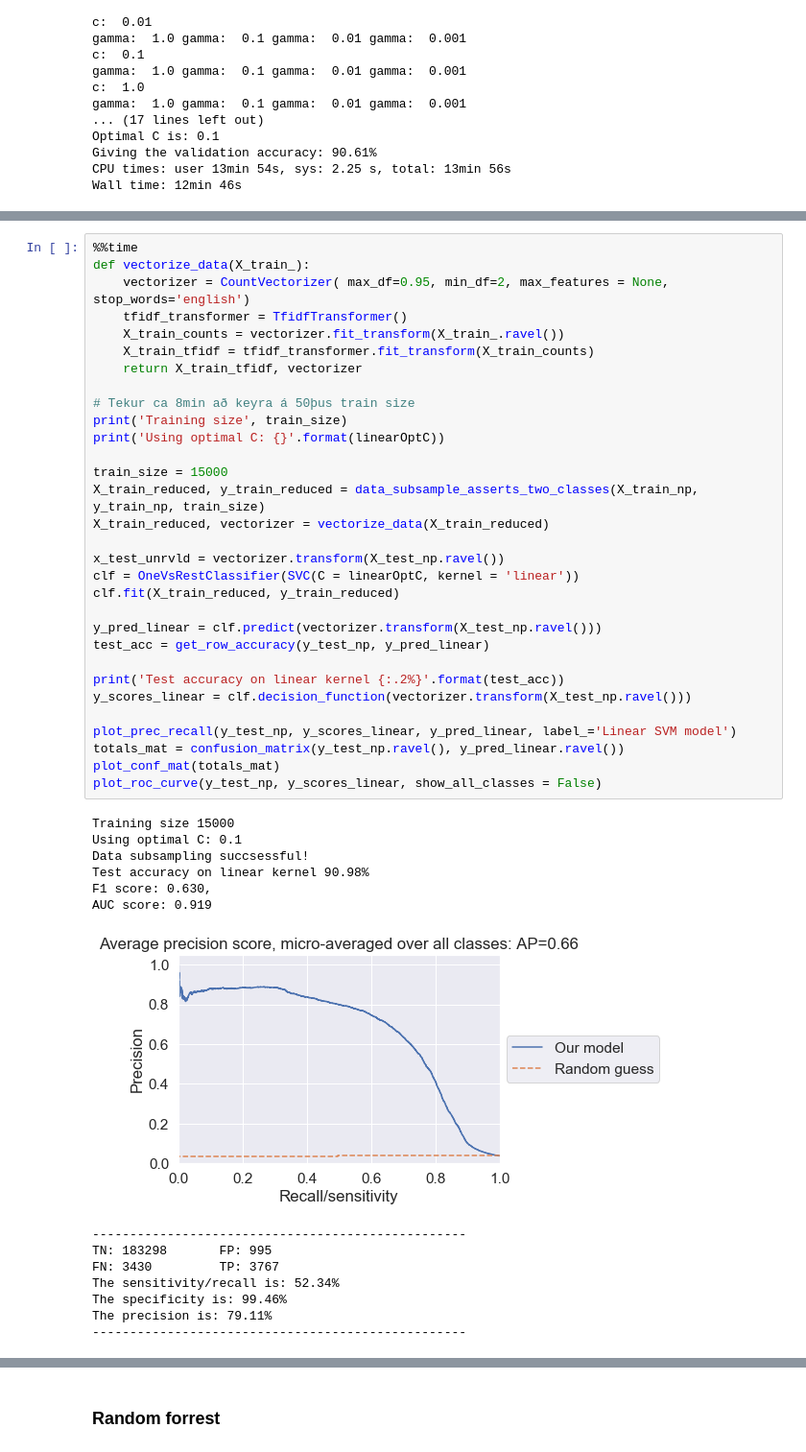
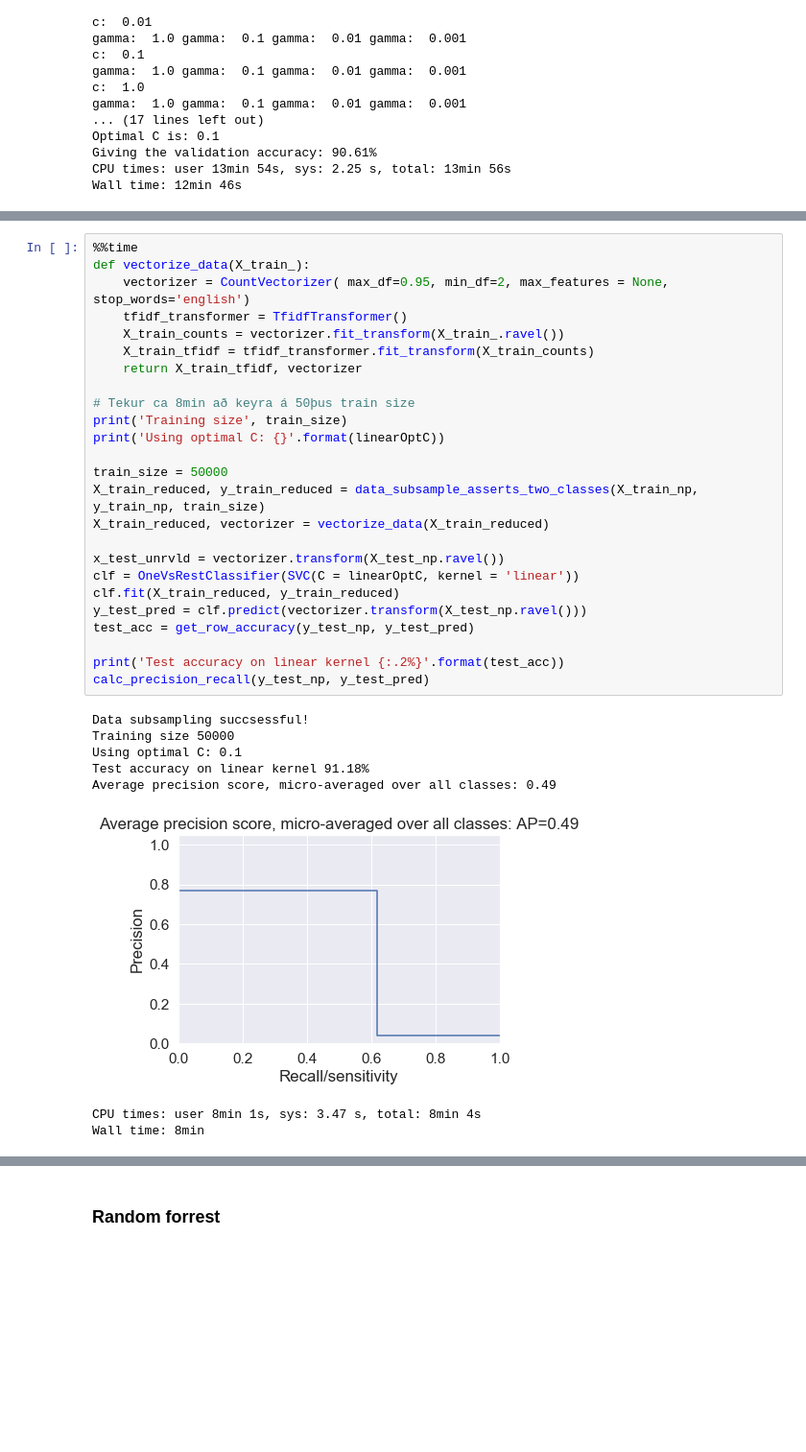
Before and after one commit to peturjokull/Gervigreind-Lokaverkefni, a Jupyter notebook: numi.ipynb, the cells around one changed output, grey strips where cells are left out. Shown: that part at 96% size. Drawn from its saved outputs; the diff is of its cells as text; blank space fills up the shorter version.

```diff
--- a/numi.ipynb
+++ b/numi.ipynb
@@ -420,46 +397,34 @@ Giving the validation accuracy: 90.61%
 # %%
 %%time
 def vectorize_data(X_train_):
     vectorizer = CountVectorizer( max_df=0.95, min_df=2, max_features = None, stop_words='english')
     tfidf_transformer = TfidfTransformer()
     X_train_counts = vectorizer.fit_transform(X_train_.ravel())
     X_train_tfidf = tfidf_transformer.fit_transform(X_train_counts)
     return X_train_tfidf, vectorizer
 
 # Tekur ca 8min að keyra á 50þus train size
 print('Training size', train_size)
 print('Using optimal C: {}'.format(linearOptC))
 
-train_size = 15000
+train_size = 50000
 X_train_reduced, y_train_reduced = data_subsample_asserts_two_classes(X_train_np, y_train_np, train_size)
 X_train_reduced, vectorizer = vectorize_data(X_train_reduced)
 
 x_test_unrvld = vectorizer.transform(X_test_np.ravel())
 clf = OneVsRestClassifier(SVC(C = linearOptC, kernel = 'linear'))
 clf.fit(X_train_reduced, y_train_reduced)
-
-y_pred_linear = clf.predict(vectorizer.transform(X_test_np.ravel()))
-test_acc = get_row_accuracy(y_test_np, y_pred_linear)
+y_test_pred = clf.predict(vectorizer.transform(X_test_np.ravel()))
+test_acc = get_row_accuracy(y_test_np, y_test_pred)
 
 print('Test accuracy on linear kernel {:.2%}'.format(test_acc))
-y_scores_linear = clf.decision_function(vectorizer.transform(X_test_np.ravel()))
-
-plot_prec_recall(y_test_np, y_scores_linear, y_pred_linear, label_='Linear SVM model')
-totals_mat = confusion_matrix(y_test_np.ravel(), y_pred_linear.ravel())
-plot_conf_mat(totals_mat)
-plot_roc_curve(y_test_np, y_scores_linear, show_all_classes = False)
+calc_precision_recall(y_test_np, y_test_pred)
 # %% [output]
-Training size 15000
+Data subsampling succsessful!
+Training size 50000
 Using optimal C: 0.1
-Data subsampling succsessful!
-Test accuracy on linear kernel 90.98%
-F1 score: 0.630,
-AUC score: 0.919
+Test accuracy on linear kernel 91.18%
+Average precision score, micro-averaged over all classes: 0.49
-[figure, old version]
+[figure, new version]
---------------------------------------------------
-TN: 183298       FP: 995
-FN: 3430         TP: 3767
-The sensitivity/recall is: 52.34%
-The specificity is: 99.46%
-The precision is: 79.11%
---------------------------------------------------
+CPU times: user 8min 1s, sys: 3.47 s, total: 8min 4s
+Wall time: 8min
```
Also changed, not shown: parts of 21 cells of this notebook.
